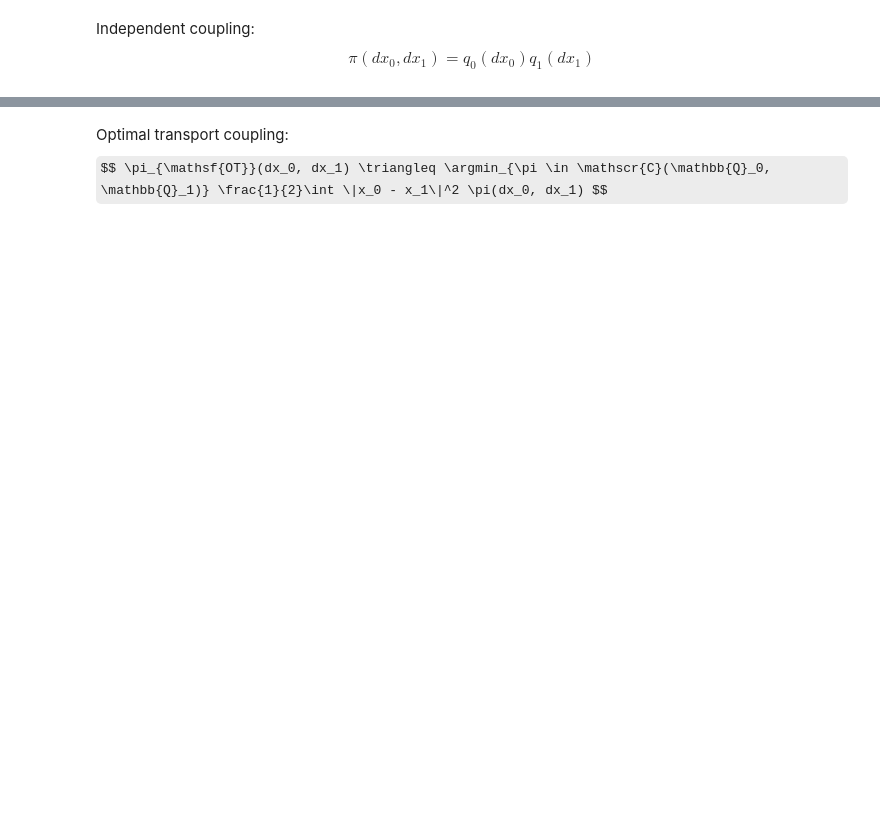
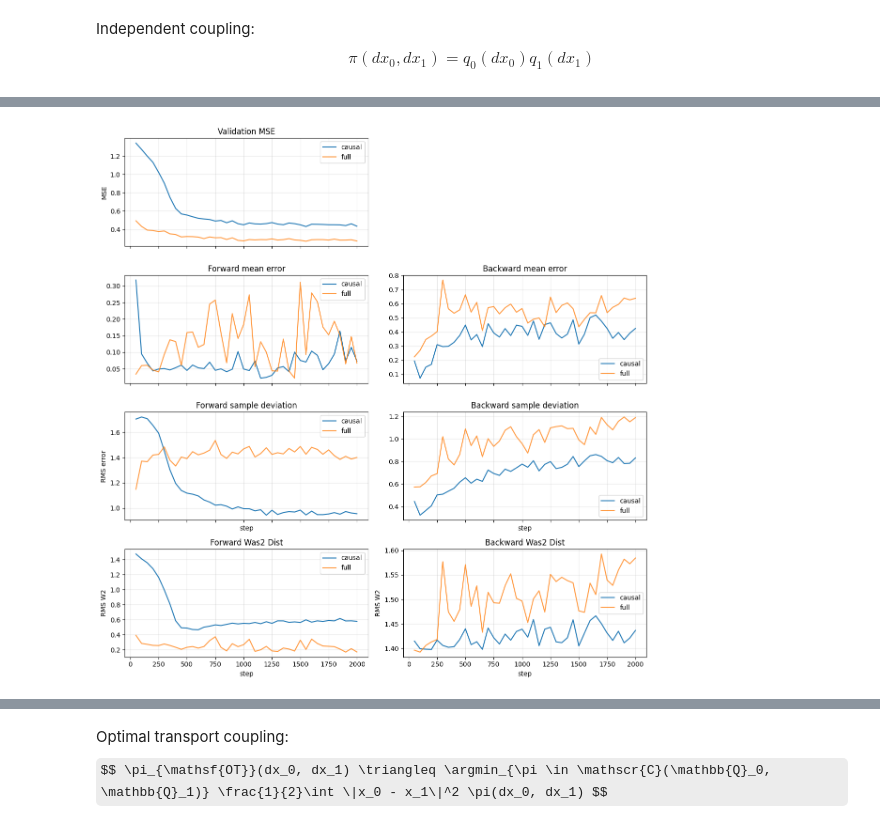
Before and after one commit to tkargin/conditional-flow-matching, a Jupyter notebook: MaskedCFM/MaskedCFM.ipynb, the cells around one changed output, grey strips where cells are left out. Saved outputs shown, nothing was run; the diff lists cells and outputs as text; code cells hidden in the pictures; some formulas as TeX source; blank space fills up the shorter version.

```diff
--- a/MaskedCFM/MaskedCFM.ipynb
+++ b/MaskedCFM/MaskedCFM.ipynb
@@ -240,0 +463,87 @@ for k in range(20000):
+# %%
+if not val_history:
+    raise ValueError("val_history is empty – run validation before plotting.")
+
+def flatten_val_entry(entry):
+    return {
+        "step": entry["step"],
+        "loss_causal": entry["loss_causal"],
+        "loss_full": entry["loss_full"],
+        "forward_causal_mean_diff": entry["forward_stats_causal"]["mean_diff_target"],
+        "forward_causal_mean_dev": entry["forward_stats_causal"]["mean_dev_target"],
+        "forward_causal_w2_dist": entry["forward_stats_causal"]["w2_dist"],
+        "forward_full_mean_diff": entry["forward_stats_full"]["mean_diff_target"],
+        "forward_full_mean_dev": entry["forward_stats_full"]["mean_dev_target"],
+        "forward_full_w2_dist": entry["forward_stats_full"]["w2_dist"],
+        "backward_causal_mean_diff": entry["backward_stats_causal"]["mean_diff_prior"],
+        "backward_causal_mean_dev": entry["backward_stats_causal"]["mean_dev_prior"],
+        "backward_causal_w2_dist": entry["backward_stats_causal"]["w2_dist"],
+        "backward_full_mean_diff": entry["backward_stats_full"]["mean_diff_prior"],
+        "backward_full_mean_dev": entry["backward_stats_full"]["mean_dev_prior"],
+        "backward_full_w2_dist": entry["backward_stats_full"]["w2_dist"],
+    }
+
+val_df = pd.DataFrame(flatten_val_entry(v) for v in val_history)
+
+fig, axes = plt.subplots(4, 2, figsize=(12,12), sharex=True)
+axes = axes.ravel()
+
+axes[0].plot(val_df["step"], val_df["loss_causal"], label="causal")
+axes[0].plot(val_df["step"], val_df["loss_full"], label="full", alpha=0.8)
+axes[0].set_title("Validation MSE")
+axes[0].set_ylabel("MSE")
+axes[0].grid(alpha=0.3)
+axes[0].legend()
+
+axes[1].axis("off")
+
+axes[2].plot(val_df["step"], val_df["forward_causal_mean_diff"], label="causal")
+axes[2].plot(val_df["step"], val_df["forward_full_mean_diff"], label="full", alpha=0.8)
+axes[2].set_title("Forward mean error")
+axes[2].grid(alpha=0.3)
+axes[2].legend()
+
+axes[3].plot(val_df["step"], val_df["backward_causal_mean_diff"], label="causal")
+axes[3].plot(val_df["step"], val_df["backward_full_mean_diff"], label="full", alpha=0.8)
+axes[3].set_title("Backward mean error")
+axes[3].grid(alpha=0.3)
+axes[3].legend()
+
+axes[4].plot(val_df["step"], val_df["forward_causal_mean_dev"], label="causal")
+axes[4].plot(val_df["step"], val_df["forward_full_mean_dev"], label="full", alpha=0.8)
+axes[4].set_title("Forward sample deviation")
+axes[4].set_xlabel("step")
+axes[4].set_ylabel("RMS error")
+axes[4].grid(alpha=0.3)
+axes[4].legend()
+
+axes[5].plot(val_df["step"], val_df["backward_causal_mean_dev"], label="causal")
+axes[5].plot(val_df["step"], val_df["backward_full_mean_dev"], label="full", alpha=0.8)
+axes[5].set_title("Backward sample deviation")
+axes[5].set_xlabel("step")
+axes[5].grid(alpha=0.3)
+axes[5].legend()
+
+axes[6].plot(val_df["step"], val_df["forward_causal_w2_dist"], label="causal")
+axes[6].plot(val_df["step"], val_df["forward_full_w2_dist"], label="full", alpha=0.8)
+axes[6].set_title("Forward Was2 Dist")
+axes[6].set_xlabel("step")
+axes[6].set_ylabel("RMS W2")
+axes[6].grid(alpha=0.3)
+axes[6].legend()
+
+axes[7].plot(val_df["step"], val_df["backward_causal_w2_dist"], label="causal")
+axes[7].plot(val_df["step"], val_df["backward_full_w2_dist"], label="full", alpha=0.8)
+axes[7].set_title("Backward Was2 Dist")
+axes[7].set_xlabel("step")
+axes[7].set_ylabel("RMS W2")
+axes[7].grid(alpha=0.3)
+axes[7].legend()
+
+
+fig.savefig(loss_plots_path, dpi=150, bbox_inches="tight")
+
+plt.tight_layout()
+plt.show()
+# %% [output]
+[figure, added]
```
Also changed, not shown: parts of 21 cells of this notebook, 18 other files.
